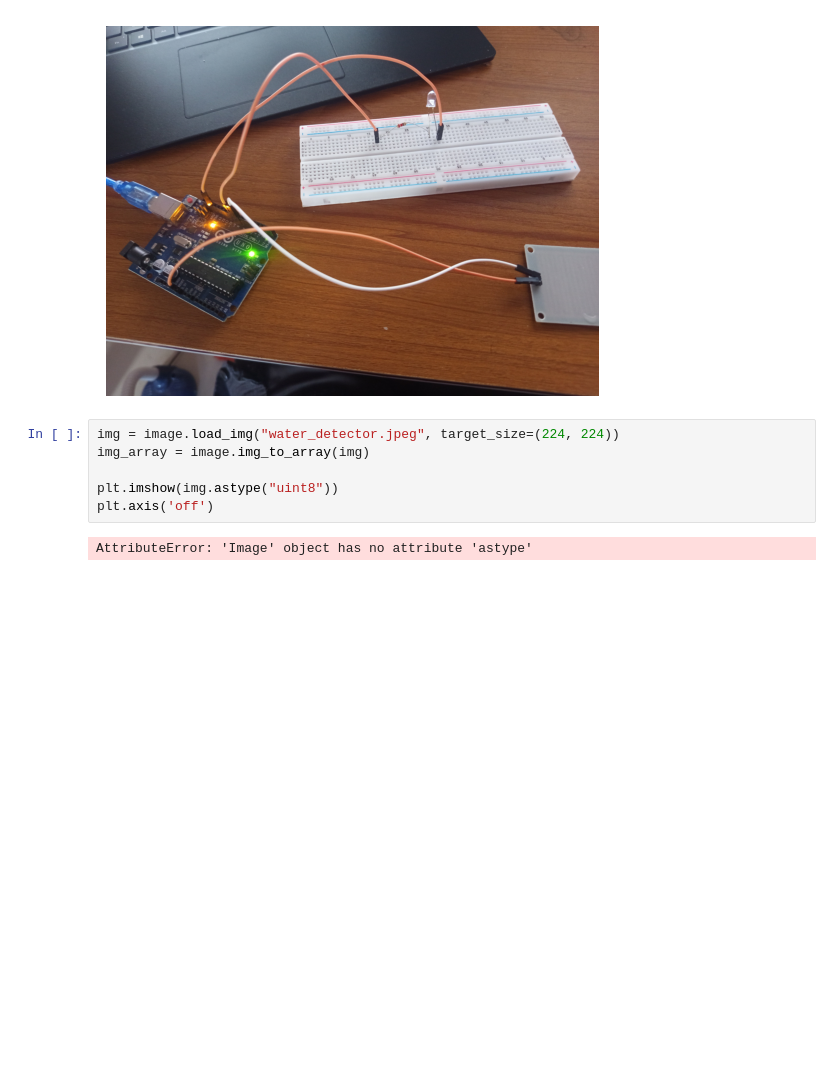
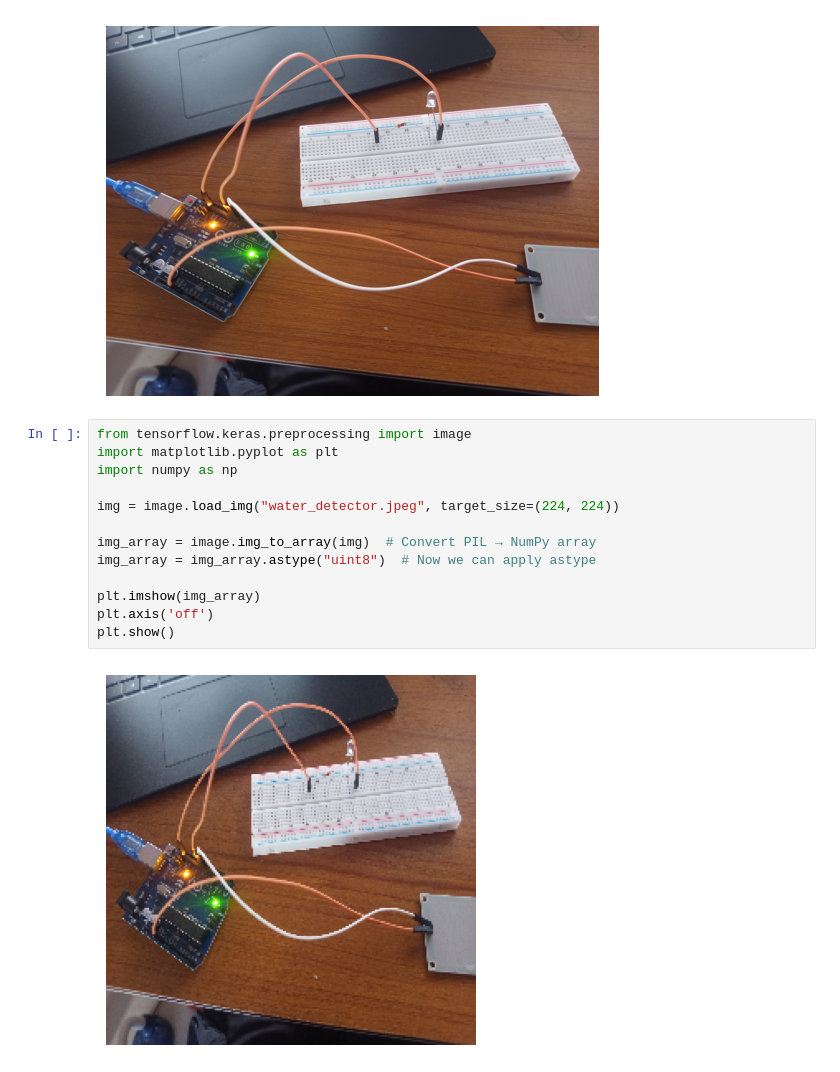
Before and after one commit to shovo896/DeepLearning2, a Jupyter notebook: mobilenet.ipynb, the cells around one changed output. Cells and saved outputs as stored; diff of their text form; blank space fills up the shorter version.

```diff
--- a/mobilenet.ipynb
+++ b/mobilenet.ipynb
@@ -25,10 +26,17 @@ else:
 # %% [output]
 [figure]
 # %%
+from tensorflow.keras.preprocessing import image
+import matplotlib.pyplot as plt
+import numpy as np
+
 img = image.load_img("water_detector.jpeg", target_size=(224, 224))
-img_array = image.img_to_array(img)
 
-plt.imshow(img.astype("uint8"))
+img_array = image.img_to_array(img)  # Convert PIL → NumPy array
+img_array = img_array.astype("uint8")  # Now we can apply astype
+
+plt.imshow(img_array)
 plt.axis('off')
+plt.show()
 # %% [output]
-AttributeError: 'Image' object has no attribute 'astype'
+[figure, added]
```
Also changed, not shown: parts of 1 cell of this notebook.
